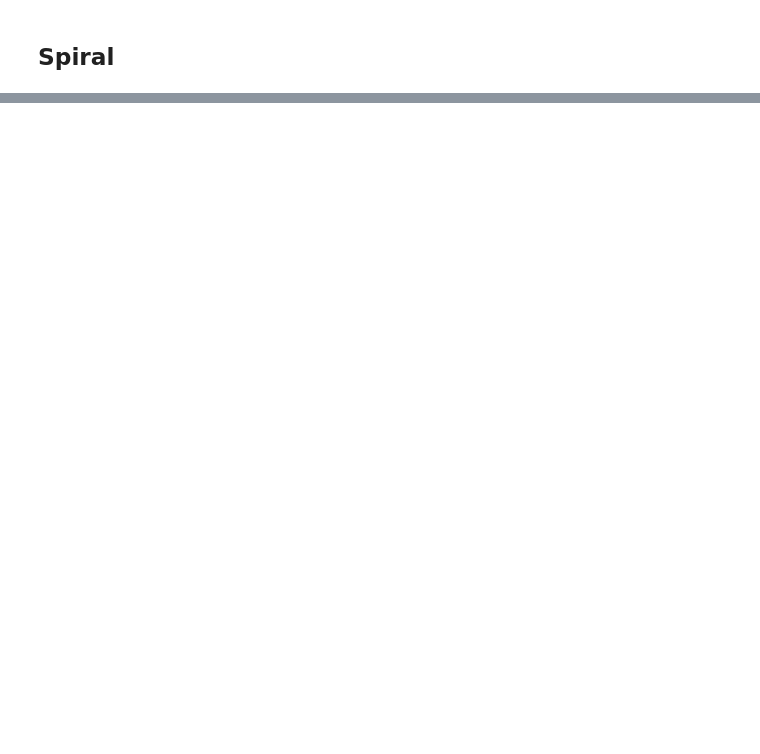
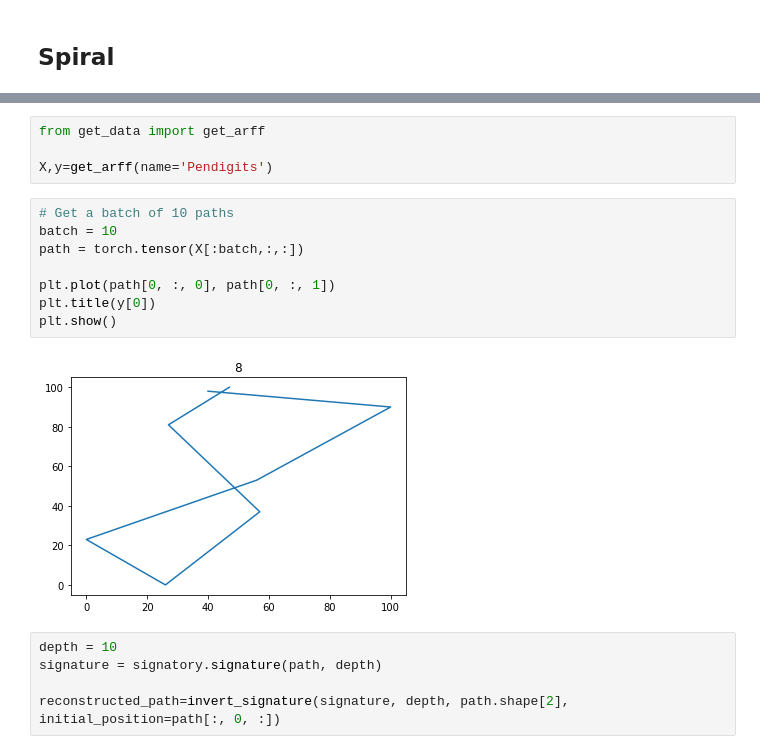
Before and after one commit to LinusBleistein/Signature-inversion, a Jupyter notebook: Example.ipynb, the cells around one changed output, grey strips where cells are left out. Drawn from its saved outputs; the diff is of its cells as text; blank space fills up the shorter version.

```diff
--- a/Example.ipynb
+++ b/Example.ipynb
@@ -66,0 +75,19 @@ torch.Size([1, 7174452])
+# %%
+from get_data import get_arff
+
+X,y=get_arff(name='Pendigits')
+# %%
+# Get a batch of 10 paths
+batch = 10
+path = torch.tensor(X[:batch,:,:])
+
+plt.plot(path[0, :, 0], path[0, :, 1])
+plt.title(y[0])
+plt.show()
+# %% [output]
+[figure, added]
+# %%
+depth = 10
+signature = signatory.signature(path, depth)
+
+reconstructed_path=invert_signature(signature, depth, path.shape[2], initial_position=path[:, 0, :])
```
Also changed, not shown: parts of 11 cells of this notebook, 3 other files.
